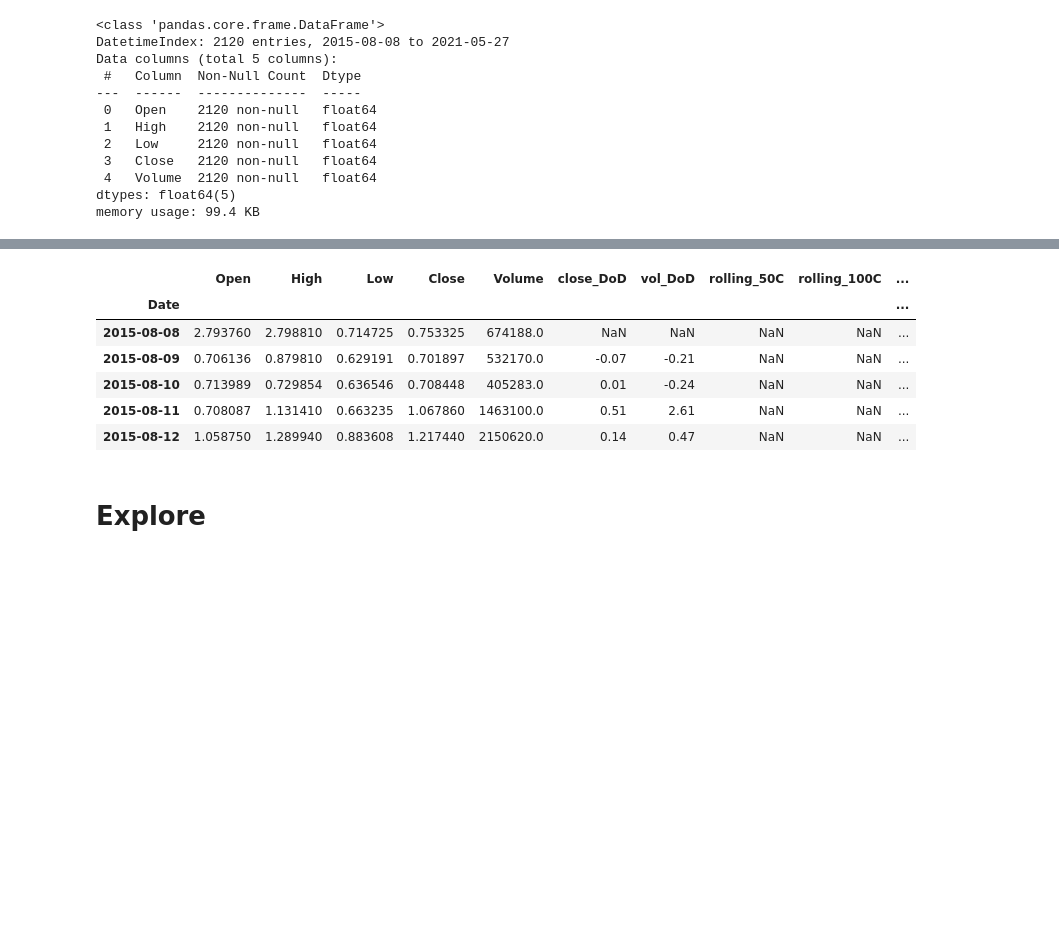
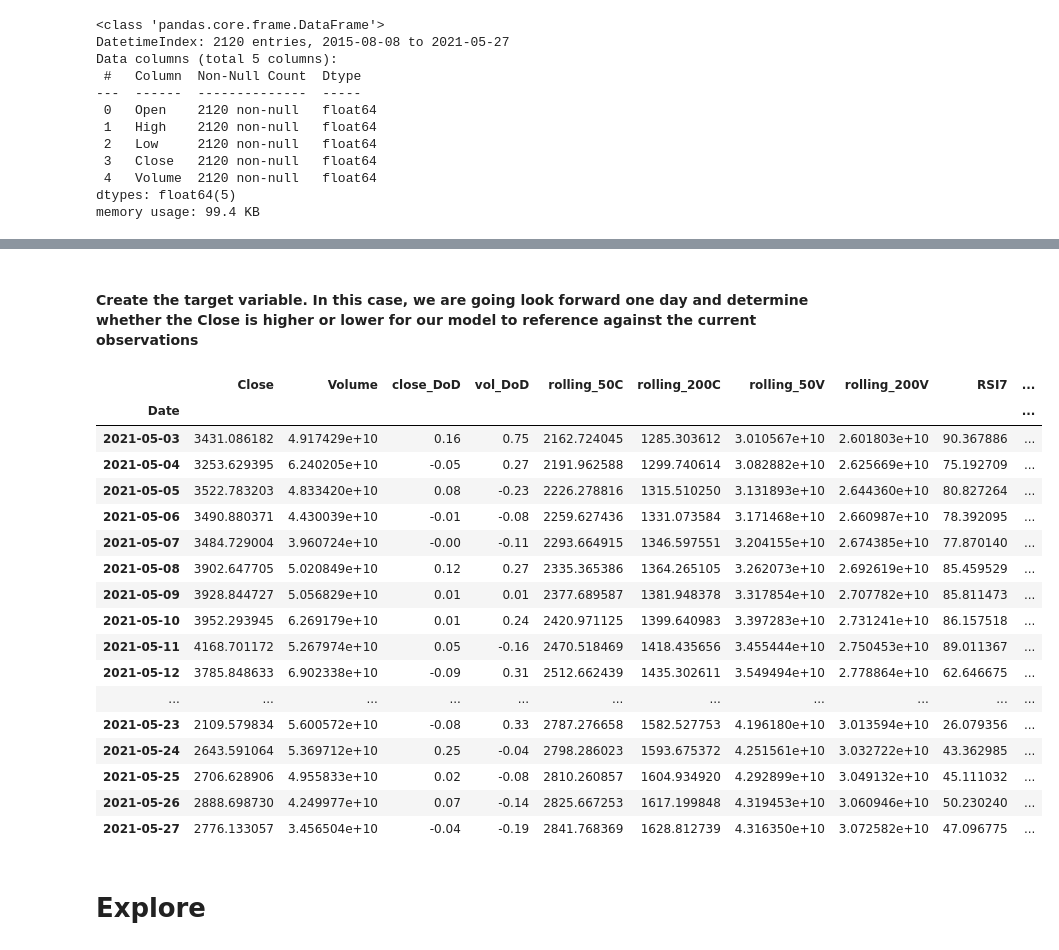
Before and after one commit to albertopuentes/Individual-Project, a Jupyter notebook: individual-project-notebook.ipynb, the cells around one changed output, grey strips where cells are left out. Cells and saved outputs as stored; diff of their text form; code cells hidden in the pictures; blank space fills up the shorter version.

```diff
--- a/individual-project-notebook.ipynb
+++ b/individual-project-notebook.ipynb
@@ -240,2 +292,4 @@ rolling_df.tail()
+# %% [markdown]
+#### Create the target variable.  In this case, we are going look forward one day and determine whether the Close is higher or lower for our model to reference against the current observations
 # %%
 # Calculate and add Target +/- column
@@ -243,13 +297,24 @@ rolling_df['+/-'] = np.where(rolling_df.Close.diff() > 0, 1, 0)
-# %%
-rolling_df.head()
-# %% [output]
-|  | Open | High | Low | Close | Volume | close_DoD | vol_DoD | rolling_50C | rolling_100C | ... |
-| Date |  |  |  |  |  |  |  |  |  | ... |
-| 2015-08-08 | 2.793760 | 2.798810 | 0.714725 | 0.753325 | 674188.0 | NaN | NaN | NaN | NaN | ... |
-| 2015-08-09 | 0.706136 | 0.879810 | 0.629191 | 0.701897 | 532170.0 | -0.07 | -0.21 | NaN | NaN | ... |
-| 2015-08-10 | 0.713989 | 0.729854 | 0.636546 | 0.708448 | 405283.0 | 0.01 | -0.24 | NaN | NaN | ... |
-| 2015-08-11 | 0.708087 | 1.131410 | 0.663235 | 1.067860 | 1463100.0 | 0.51 | 2.61 | NaN | NaN | ... |
-| 2015-08-12 | 1.058750 | 1.289940 | 0.883608 | 1.217440 | 2150620.0 | 0.14 | 0.47 | NaN | NaN | ... |
+# %%
+dfm.tail(25)
+# %% [output]
+|  | Close | Volume | close_DoD | vol_DoD | rolling_50C | rolling_200C | rolling_50V | rolling_200V | RSI7 | ... |
+| Date |  |  |  |  |  |  |  |  |  | ... |
+| 2021-05-03 | 3431.086182 | 4.917429e+10 | 0.16 | 0.75 | 2162.724045 | 1285.303612 | 3.010567e+10 | 2.601803e+10 | 90.367886 | ... |
+| 2021-05-04 | 3253.629395 | 6.240205e+10 | -0.05 | 0.27 | 2191.962588 | 1299.740614 | 3.082882e+10 | 2.625669e+10 | 75.192709 | ... |
+| 2021-05-05 | 3522.783203 | 4.833420e+10 | 0.08 | -0.23 | 2226.278816 | 1315.510250 | 3.131893e+10 | 2.644360e+10 | 80.827264 | ... |
+| 2021-05-06 | 3490.880371 | 4.430039e+10 | -0.01 | -0.08 | 2259.627436 | 1331.073584 | 3.171468e+10 | 2.660987e+10 | 78.392095 | ... |
+| 2021-05-07 | 3484.729004 | 3.960724e+10 | -0.00 | -0.11 | 2293.664915 | 1346.597551 | 3.204155e+10 | 2.674385e+10 | 77.870140 | ... |
+| 2021-05-08 | 3902.647705 | 5.020849e+10 | 0.12 | 0.27 | 2335.365386 | 1364.265105 | 3.262073e+10 | 2.692619e+10 | 85.459529 | ... |
+| 2021-05-09 | 3928.844727 | 5.056829e+10 | 0.01 | 0.01 | 2377.689587 | 1381.948378 | 3.317854e+10 | 2.707782e+10 | 85.811473 | ... |
+| 2021-05-10 | 3952.293945 | 6.269179e+10 | 0.01 | 0.24 | 2420.971125 | 1399.640983 | 3.397283e+10 | 2.731241e+10 | 86.157518 | ... |
+| 2021-05-11 | 4168.701172 | 5.267974e+10 | 0.05 | -0.16 | 2470.518469 | 1418.435656 | 3.455444e+10 | 2.750453e+10 | 89.011367 | ... |
+| 2021-05-12 | 3785.848633 | 6.902338e+10 | -0.09 | 0.31 | 2512.662439 | 1435.302611 | 3.549494e+10 | 2.778864e+10 | 62.646675 | ... |
+| ... | ... | ... | ... | ... | ... | ... | ... | ... | ... | ... |
+| 2021-05-23 | 2109.579834 | 5.600572e+10 | -0.08 | 0.33 | 2787.276658 | 1582.527753 | 4.196180e+10 | 3.013594e+10 | 26.079356 | ... |
+| 2021-05-24 | 2643.591064 | 5.369712e+10 | 0.25 | -0.04 | 2798.286023 | 1593.675372 | 4.251561e+10 | 3.032722e+10 | 43.362985 | ... |
+| 2021-05-25 | 2706.628906 | 4.955833e+10 | 0.02 | -0.08 | 2810.260857 | 1604.934920 | 4.292899e+10 | 3.049132e+10 | 45.111032 | ... |
+| 2021-05-26 | 2888.698730 | 4.249977e+10 | 0.07 | -0.14 | 2825.667253 | 1617.199848 | 4.319453e+10 | 3.060946e+10 | 50.230240 | ... |
+| 2021-05-27 | 2776.133057 | 3.456504e+10 | -0.04 | -0.19 | 2841.768369 | 1628.812739 | 4.316350e+10 | 3.072582e+10 | 47.096775 | ... |
 # %% [markdown]
 # Explore
 # %%
```
Also changed, not shown: parts of 27 cells of this notebook.
